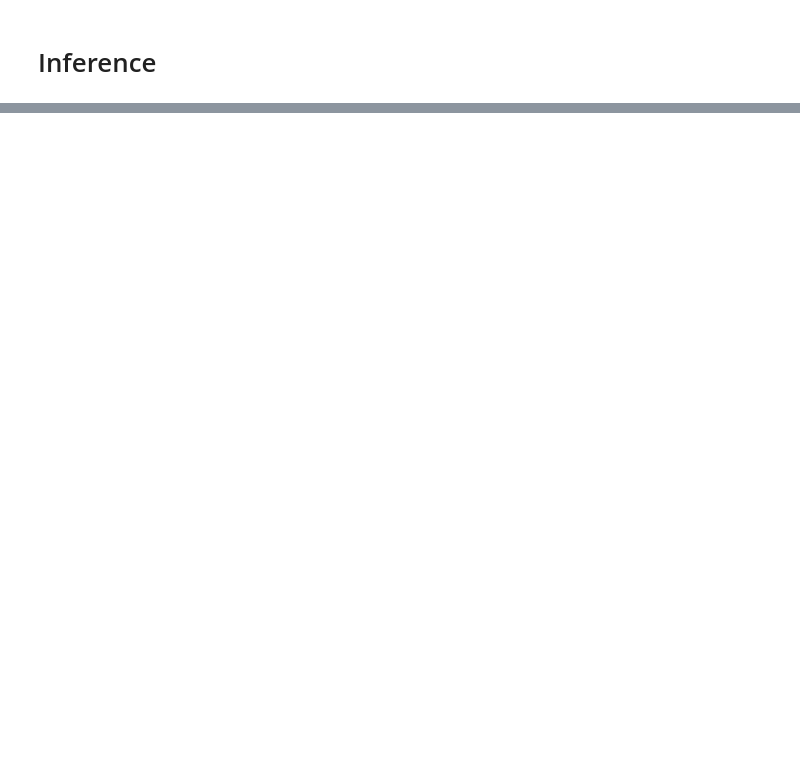
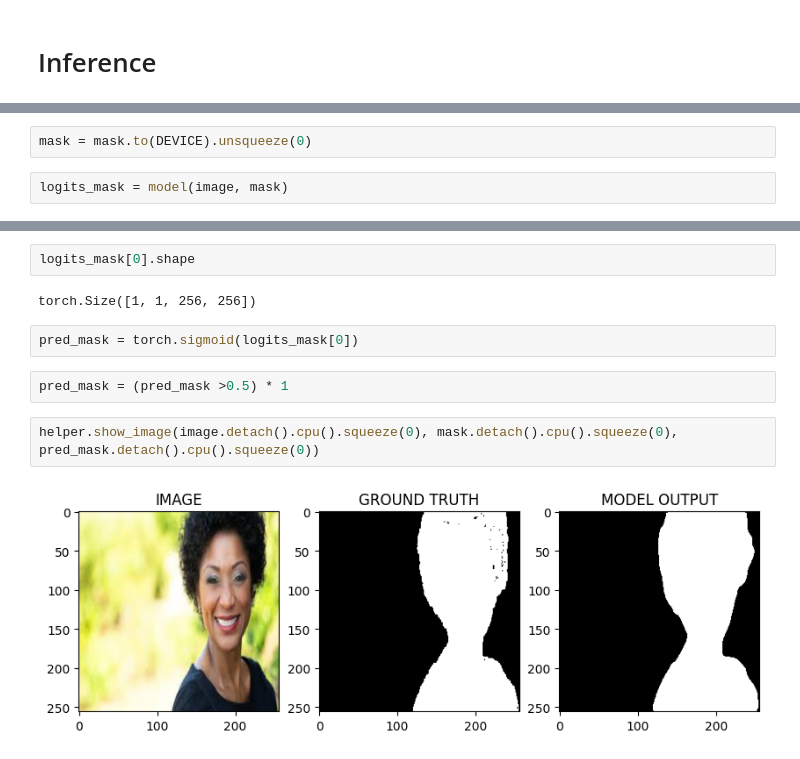
Before and after one commit to mridul3301/Deep-Learning, a Jupyter notebook: Deep Neural Networks with Pytorch/Example_Image_Segmentation.ipynb, the cells around one changed output, grey strips where cells are left out. Saved outputs shown, nothing was run; the diff lists cells and outputs as text; blank space fills up the shorter version.

```diff
--- a/Deep Neural Networks with Pytorch/Example_Image_Segmentation.ipynb
+++ b/Deep Neural Networks with Pytorch/Example_Image_Segmentation.ipynb
@@ -215,0 +370,4 @@ segmentation_models_pytorch documentation : https://smp.readthedocs.io/en/latest
+# %%
+mask = mask.to(DEVICE).unsqueeze(0)
+# %%
+logits_mask = model(image, mask)
@@ -215,0 +392,12 @@ segmentation_models_pytorch documentation : https://smp.readthedocs.io/en/latest
+# %%
+logits_mask[0].shape
+# %% [output]
+torch.Size([1, 1, 256, 256])
+# %%
+pred_mask = torch.sigmoid(logits_mask[0])
+# %%
+pred_mask = (pred_mask >0.5) * 1
+# %%
+helper.show_image(image.detach().cpu().squeeze(0), mask.detach().cpu().squeeze(0), pred_mask.detach().cpu().squeeze(0))
+# %% [output]
+[figure, added]
```
Also changed, not shown: parts of 15 cells of this notebook.
